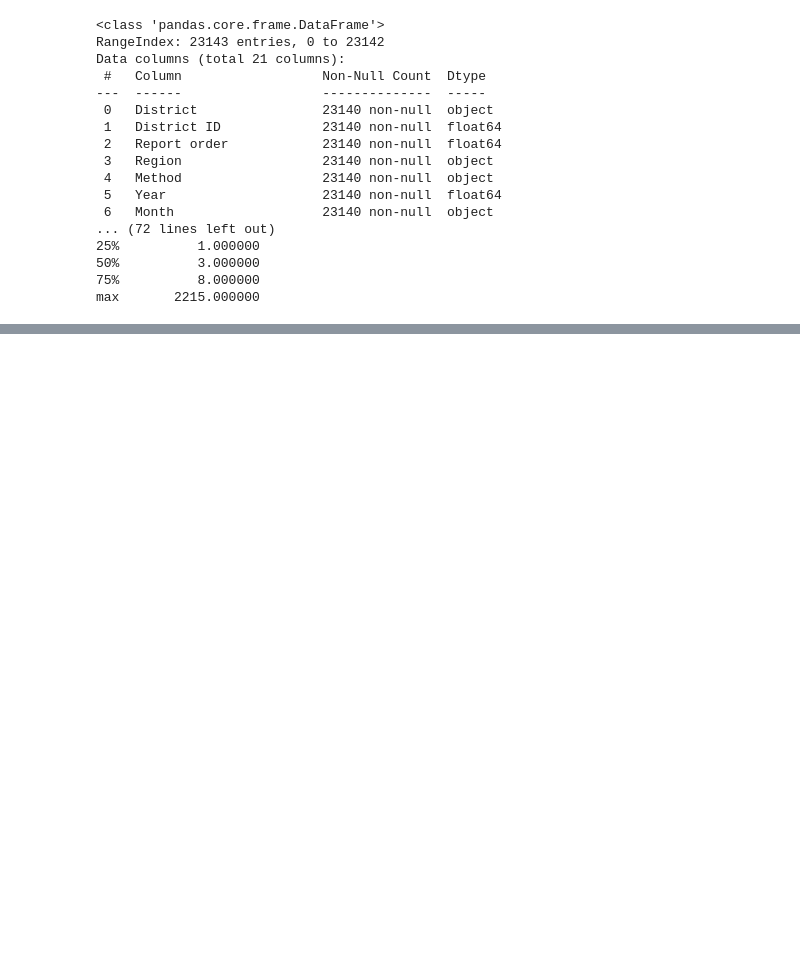
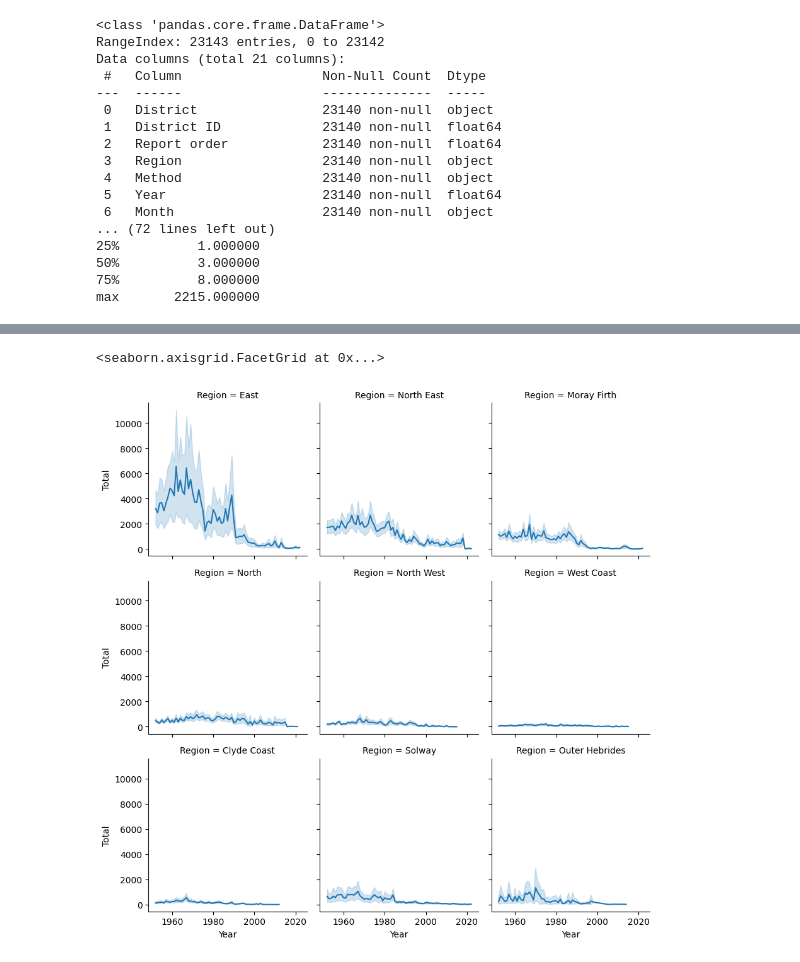
Before and after one commit to Papamus/Salmon-analysis, a Jupyter notebook: salmon-statistics-analysis.ipynb, the cells around one changed output, grey strips where cells are left out. Saved outputs shown, nothing was run; the diff lists cells and outputs as text; code cells hidden in the pictures; blank space fills up the shorter version.

```diff
--- a/salmon-statistics-analysis.ipynb
+++ b/salmon-statistics-analysis.ipynb
@@ -47,0 +101,4 @@ max       2215.000000
+# %%
+#z racji na bardzo małą próbkę danych z regionu "Orkney", usuniemy te dane z naszego zbioru
+dataframe = dataframe[dataframe.Region != 'Orkney']
+print(dataframe['Region'].value_counts())
@@ -47,0 +117,8 @@ max       2215.000000
+# %%
+#możemy jeszcze zobaczyć jak wygląda ilość łowionych ryb w poszczególnych latach w każdym regionie, do tego musimy dodać jeszcze jedną kolumnę, sumującą ilość ryb
+dataframe['Total'] = dataframe['Wild 1SW number'] + dataframe['Wild MSW number'] + dataframe['Sea trout number'] + dataframe['Finnock number'] + dataframe['Farmed 1SW number'] + dataframe['Farmed MSW number']
+plot = sns.FacetGrid(dataframe, col='Region', col_wrap=3)
+plot.map(sns.lineplot, 'Year', 'Total')
+# %% [output]
+<seaborn.axisgrid.FacetGrid at 0x...>
+[figure, added]
```
Also changed, not shown: parts of 15 cells of this notebook.
